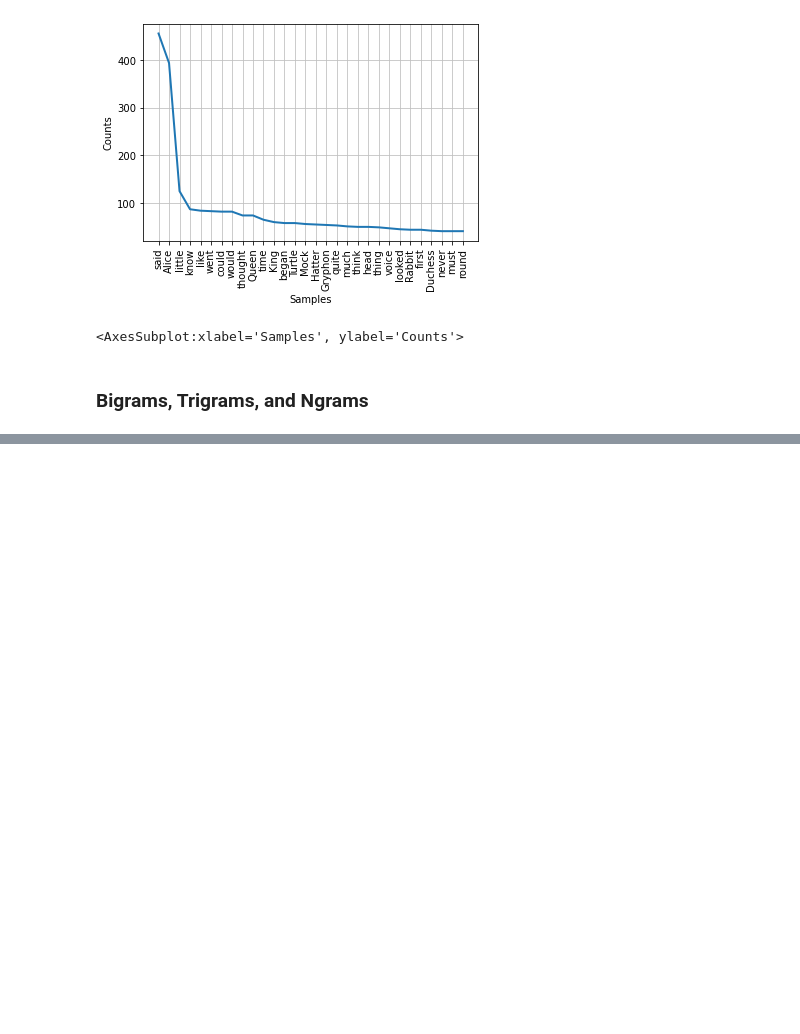
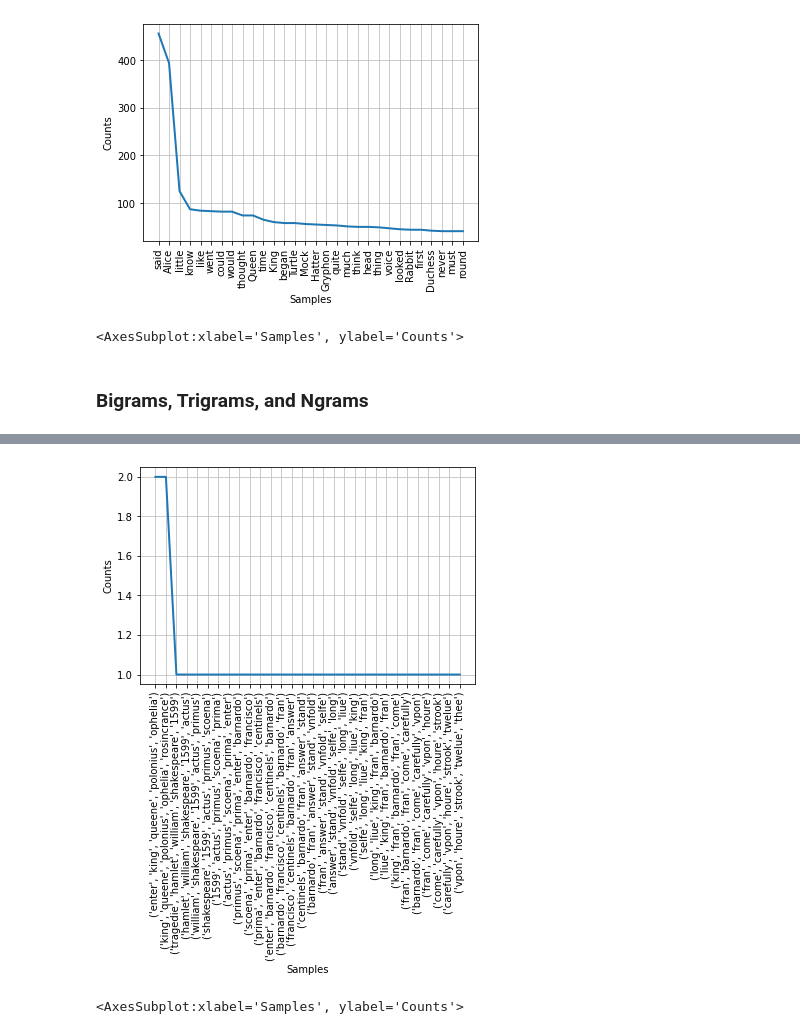
Before and after one commit to pappumahato/Natural-Language-Processing, a Jupyter notebook: nlp_basics.ipynb, the cells around one changed output, grey strips where cells are left out. Drawn from its saved outputs; the diff is of its cells as text; code cells hidden in the pictures; blank space fills up the shorter version.

```diff
--- a/nlp_basics.ipynb
+++ b/nlp_basics.ipynb
@@ -206,0 +307,18 @@ fdist.plot(30)
+# %%
+# To create Ngrams using "gutenberg" corpus
+from nltk.corpus import gutenberg, stopwords
+from nltk import ngrams
+
+txt_words = [w.lower() for w in gutenberg.words('shakespeare-hamlet.txt')]
+
+stop_words = set(stopwords.words('english'))
+
+filtered_word = []
+for w in txt_words:
+    if w not in stop_words:
+        if len(w)>3:
+            filtered_word.append(w)
+# %%
+C = ngrams(filtered_word, 5)
+fdist = FreqDist(C)
+fdist.most_common(20)
@@ -206,0 +346,5 @@ fdist.plot(30)
+# %%
+fdist.plot(30)
+# %% [output]
+[figure, added]
+<AxesSubplot:xlabel='Samples', ylabel='Counts'>
```
Also changed, not shown: parts of 26 cells of this notebook, 1 other file.
